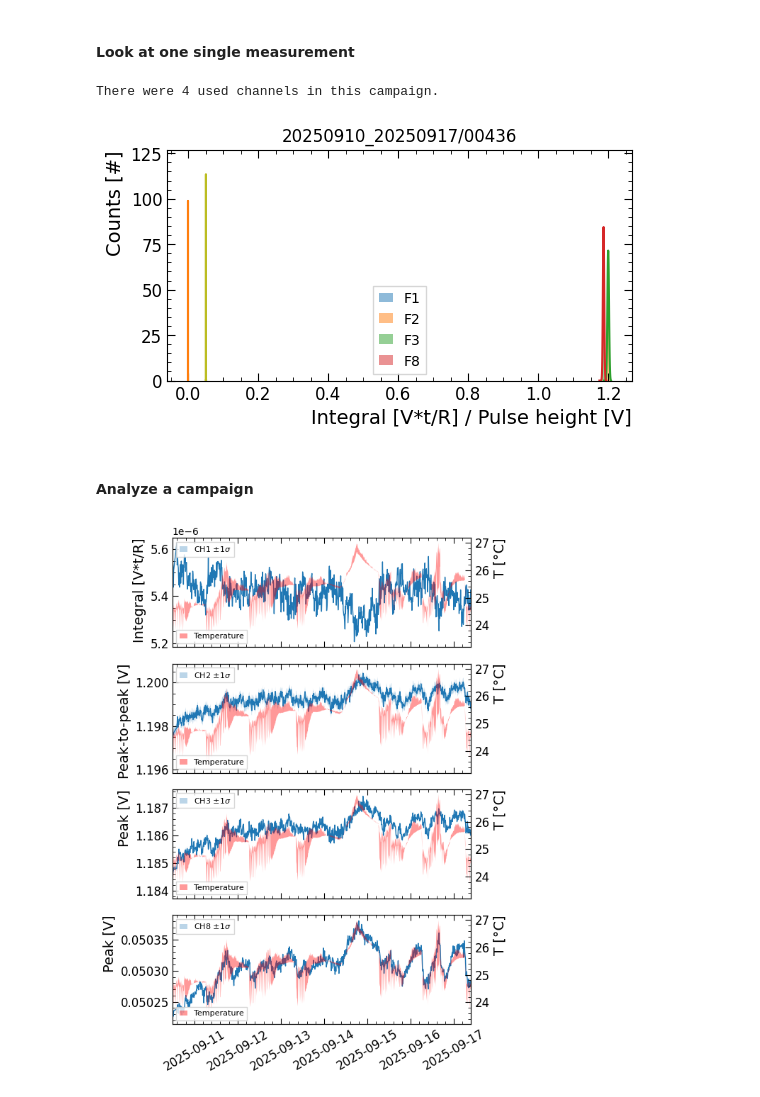
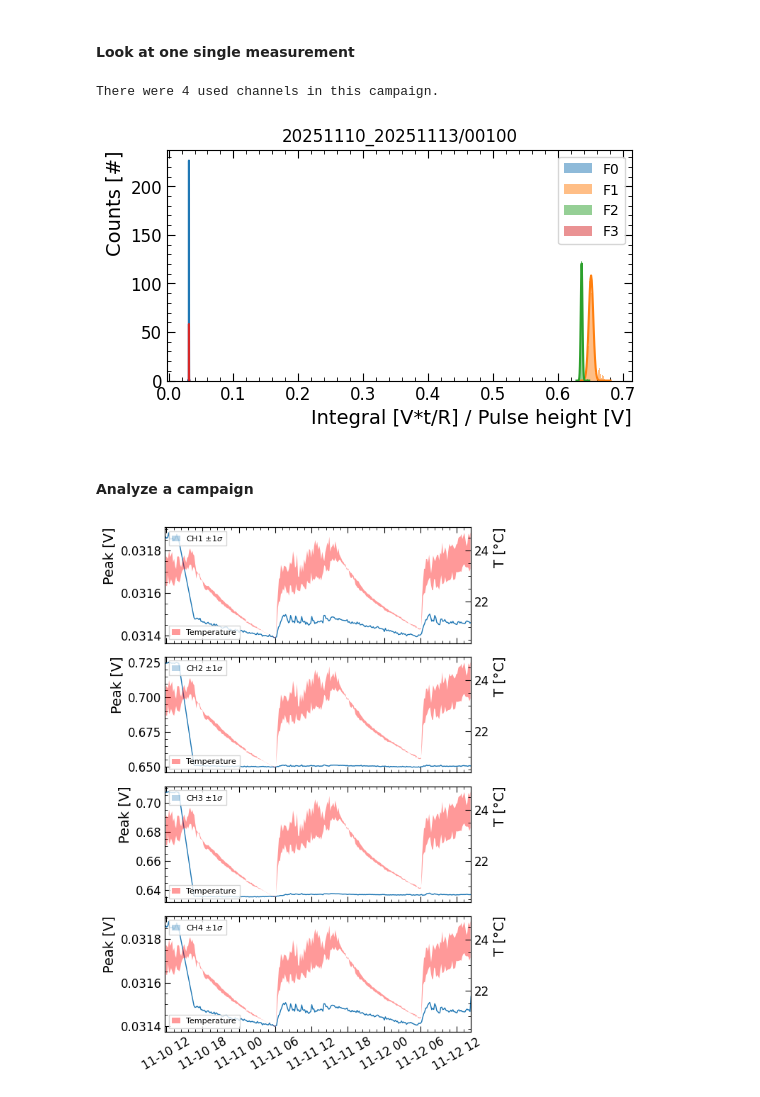
Before and after one commit to rtriozzi/pmana, a Jupyter notebook: notebooks/pmana_testdata.ipynb, the cells around one changed output. Cells and saved outputs as stored; diff of their text form; code cells hidden in the pictures.

```diff
--- a/notebooks/pmana_testdata.ipynb
+++ b/notebooks/pmana_testdata.ipynb
@@ -25,20 +27,20 @@ Skipping unrecognized file: TemperatureLog_20250910_.txt
 # %%
 fig, ax = plt.subplots(figsize=(6,3))
 
-MEASUREMENT = '00436'
+MEASUREMENT = '00100'
 # extract a measurement
 Data = pmana.utils.io.ExtractSingleMeasurement(
     f"../data/{TIME_DIR}/DataPadova_{TIME_RANGE}/{MEASUREMENT}"
 )
 print(f"There were {len(Data)} used channels in this campaign.")
 
-CHs = [1, 2, 3, 8]
+CHs = [1, 2, 3, 4]
 for i, chname in enumerate(CHs):
     # plot channel data
     pmana.utils.plotting.PlotSingleChannel(
         Data[i],
         ax,
-        channel = chname,
+        channel = i,
         rebin = True
     )
 
@@ -48,15 +50,14 @@ ax = pmana.utils.plotting.UpdateMatplotlibStyle(
     "Counts [#]"
 )
 
+ax.legend()
 ax.set_title(f"{TIME_RANGE}/{MEASUREMENT}")
-# ax.set_xlim(1.004, 1.012)
-# ax.set_xlim(0.54, 0.59)
-# ax.set_xlim(1e-6, 2e-6)
-# ax.set_xlim(0.05, 0.051)
+# ax.set_xlim(0.625, 0.675)
+# ax.set_xlim(0.0312, 0.0317)
 plt.show()
 # %% [output]
 There were 4 used channels in this campaign.
-[figure, old version]
+[figure, new version]
 # %% [markdown]
 #### Analyze a campaign
 # %%
@@ -76,10 +77,10 @@ TimeMapping = pmana.utils.io.ExtractFileTimes(
 # %%
 # analyze campaign
 Output = pmana.utils.anatestdata.Iterate(
-    PATH_CAMPAIGN,                                                              ###< path to restructured data
-    # pmana.utils.anatestdata.AnalyzeMeasurement,                               ###< analyzing module
-    functools.partial(pmana.utils.anatestdata.AnalyzeMeasurement, rebin=False),  ###< analyzing module, if you want to change some options
-    TimeMapping                                                                 ###< file-to-time mapping
+    PATH_CAMPAIGN,                                                                ###< path to restructured data
+    # pmana.utils.anatestdata.AnalyzeMeasurement,                                 ###< analyzing module
+    functools.partial(pmana.utils.anatestdata.GaussianFitToChannel, rebin=False), ###< analyzing module, if you want to change some options
+    TimeMapping                                                                   ###< file-to-time mapping
 )
 
 # convert top DataFrame
@@ -90,6 +91,10 @@ Output.columns = ["Peak_CH1", "Err_Peak_CH1", "Width_CH1", "Err_Width_CH1",
                   "Peak_CH2", "Err_Peak_CH2", "Width_CH2", "Err_Width_CH2",
                   "Peak_CH3", "Err_Peak_CH3", "Width_CH3", "Err_Width_CH3",
                   "Peak_CH4", "Err_Peak_CH4", "Width_CH4", "Err_Width_CH4",
+                #   "Peak_CH5", "Err_Peak_CH5", "Width_CH5", "Err_Width_CH5",
+                #   "Peak_CH6", "Err_Peak_CH6", "Width_CH6", "Err_Width_CH6",
+                #   "Peak_CH7", "Err_Peak_CH7", "Width_CH7", "Err_Width_CH7",
+                #   "Peak_CH8", "Err_Peak_CH8", "Width_CH8", "Err_Width_CH8",
                   "Date", "Number"]
 
 # sort by date
@@ -98,45 +103,61 @@ Output.sort_values(
     inplace = True,
     ignore_index = True
 )
+# %%
+# temporarily drop NaNs... ideally, actually resolve the issue
+# by retaining time even when not all channels are available
+Output = Output.dropna(
+  how = 'any',
+  subset = ['Date']
+)
+
+# temporarily drop zero values from bad fits... ideally,
+# you should fix the failing fits rather than skipping them
+Output = Output[Output.Peak_CH3 > 0]
+
+# properly handle data types
+# not always needed
+Vars = Output.columns[:-2]
+Output[Vars] = Output[Vars].astype(float)
 # %%
 fig, ax = plt.subplots(figsize=(6, 2.*4), nrows=4, layout='tight')
 
 # CH1
 ax[0].plot(Output.Date, Output.Peak_CH1, lw=1)
 ax[0].fill_between(Output.Date, Output.Peak_CH1-Output.Err_Peak_CH1,  Output.Peak_CH1+Output.Err_Peak_CH1, alpha=0.3, label='CH1 $\\pm1\\sigma$')
-pmana.utils.plotting.UpdateMatplotlibStyle(ax[0], None, 'Integral [V*t/R]')
+pmana.utils.plotting.UpdateMatplotlibStyle(ax[0], None, 'Peak [V]')
 ax[0].set_xticklabels([])
 
 # CH2
 ax[1].plot(Output.Date, Output.Peak_CH2, lw=1)
 ax[1].fill_between(Output.Date, Output.Peak_CH2-Output.Err_Peak_CH2,  Output.Peak_CH2+Output.Err_Peak_CH2, alpha=0.3, label='CH2 $\\pm1\\sigma$')
-pmana.utils.plotting.UpdateMatplotlibStyle(ax[1], None, 'Peak-to-peak [V]')
+pmana.utils.plotting.UpdateMatplotlibStyle(ax[1], None, 'Peak [V]')
 ax[1].set_xticklabels([])
 
 # CH3
-ax[2].plot(Output.Date, Output.Peak_CH3, lw=1)
+ax[2].plot(Output.Date, Output.Peak_CH3.astype(float), lw=1)
 ax[2].fill_between(Output.Date, Output.Peak_CH3-Output.Err_Peak_CH3,  Output.Peak_CH3+Output.Err_Peak_CH3, alpha=0.3, label='CH3 $\\pm1\\sigma$')
 pmana.utils.plotting.UpdateMatplotlibStyle(ax[2], None, 'Peak [V]')
 ax[2].set_xticklabels([])
 
-# CH8
-ax[3].plot(Output.Date, Output.Peak_CH4, lw=1)
-ax[3].fill_between(Output.Date, Output.Peak_CH4-Output.Err_Peak_CH4,  Output.Peak_CH4+Output.Err_Peak_CH4, alpha=0.3, label='CH8 $\\pm1\\sigma$')
+# CH4
+ax[3].plot(Output.Date, Output.Peak_CH4.astype(float), lw=1)
+ax[3].fill_between(Output.Date, Output.Peak_CH4-Output.Err_Peak_CH4,  Output.Peak_CH4+Output.Err_Peak_CH4, alpha=0.3, label='CH4 $\\pm1\\sigma$')
 pmana.utils.plotting.UpdateMatplotlibStyle(ax[3], None, 'Peak [V]')
 
 for a in ax:
     # gfx
     a.legend(frameon=True, fancybox=False, handlelength=1, fontsize=8, loc='upper left')
     a.tick_params(axis='x', labelrotation=30)
     a.set_xlim(Output['Date'].iloc[0], Output['Date'].iloc[-1])
 
     # plot temperatures
     a2 = a.twinx()
     a2.fill_between(Temperatures.Date, y1=Temperatures.T1, y2=Temperatures.T2, fc='red', alpha=0.4, label='Temperature', zorder=-3)
     pmana.utils.plotting.UpdateMatplotlibStyle(a2, None, 'T [°C]')
     a2.legend(frameon=True, fancybox=False, handlelength=1, fontsize=8, loc='lower left')
 
 plt.show()
 fig.savefig(f"../plots/{TIME_RANGE}.png", dpi=300, bbox_inches='tight')
 # %% [output]
-[figure, old version]
+[figure, new version]
```
Also changed, not shown: parts of 14 cells of this notebook, 4 other files.
